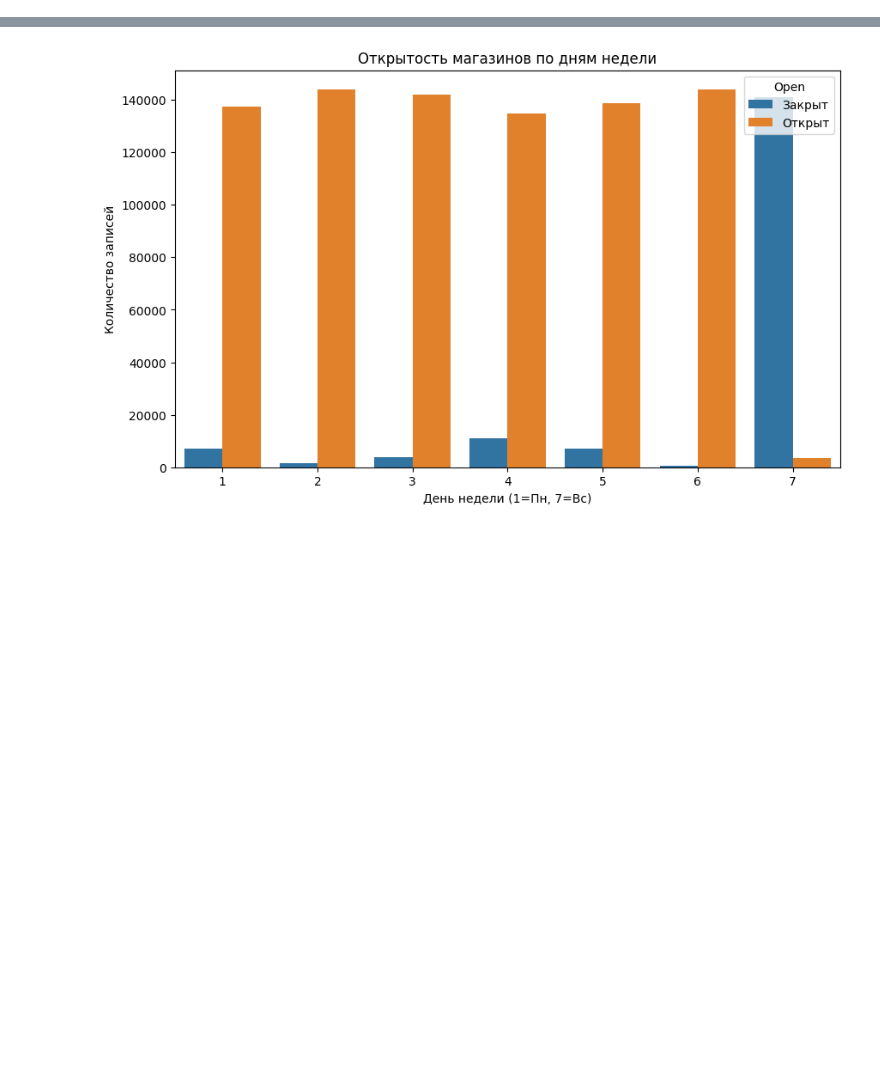
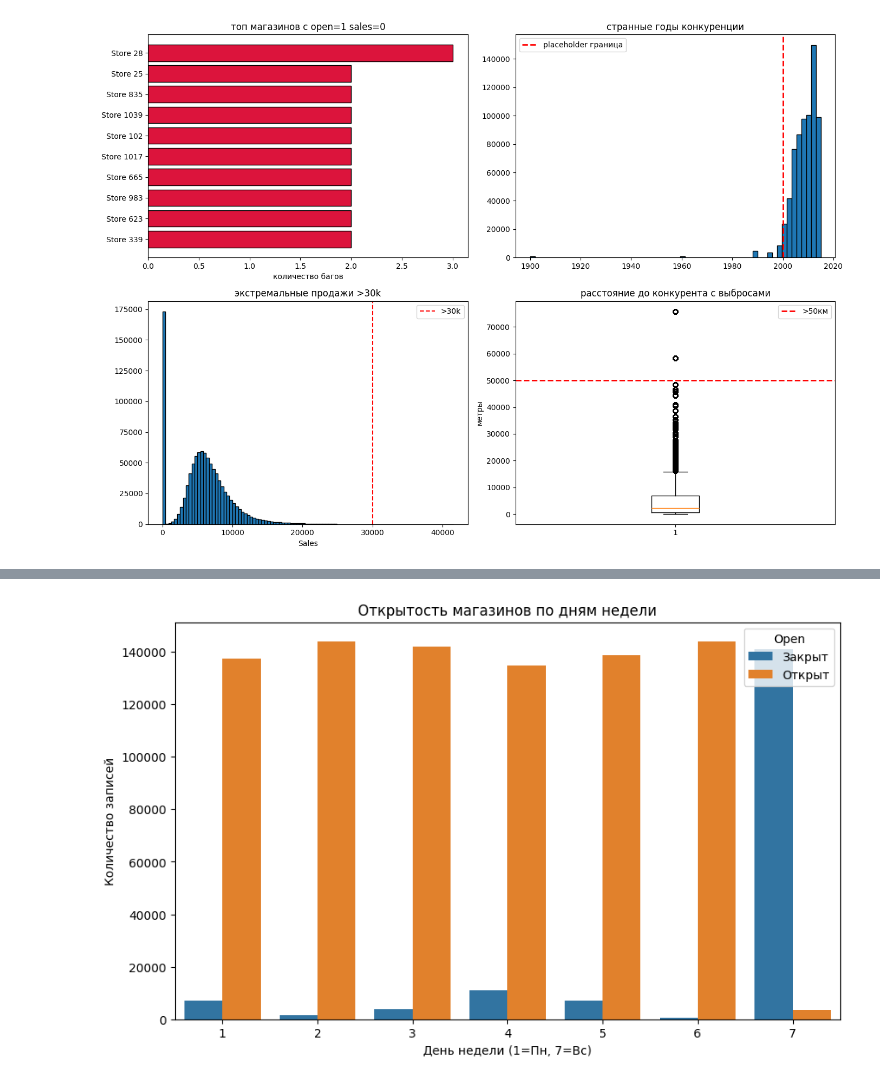
Before and after one commit to WpythonW/AutoML-rossmann, a Jupyter notebook: eda.ipynb, the cells around one changed output, grey strips where cells are left out. Cells and saved outputs as stored; diff of their text form; code cells hidden in the pictures; blank space fills up the shorter version.

```diff
--- a/eda.ipynb
+++ b/eda.ipynb
@@ -183,0 +462,37 @@ dtype: int64
+# %%
+fig, axes = plt.subplots(2, 2, figsize=(14, 10))
+
+# баги sales=0 при open=1 - распределение по магазинам
+open_zeros = train_merged[(train_merged['Open']==1) & (train_merged['Sales']==0) & (train_merged['Customers']==0)]
+bug_counts = open_zeros.groupby('Store').size().sort_values(ascending=False).head(10)
+axes[0,0].barh(range(len(bug_counts)), bug_counts.values, edgecolor='black', color='crimson')
+axes[0,0].set_yticks(range(len(bug_counts)))
+axes[0,0].set_yticklabels([f'Store {s}' for s in bug_counts.index])
+axes[0,0].set_xlabel('количество багов')
+axes[0,0].set_title('топ магазинов с open=1 sales=0')
+axes[0,0].invert_yaxis()
+
+# placeholders в годах
+axes[0,1].hist(train_merged['CompetitionOpenSinceYear'].dropna(), bins=60, edgecolor='black')
+axes[0,1].axvline(2000, color='red', linestyle='--', linewidth=2, label='placeholder граница')
+axes[0,1].set_title('странные годы конкуренции')
+axes[0,1].legend()
+
+# выбросы в sales
+axes[1,0].hist(train_merged['Sales'], bins=100, edgecolor='black')
+axes[1,0].axvline(30000, color='red', linestyle='--', label='>30k')
+axes[1,0].set_xlabel('Sales')
+axes[1,0].set_title('экстремальные продажи >30k')
+axes[1,0].legend()
+
+# выбросы в competition distance
+axes[1,1].boxplot(train_merged['CompetitionDistance'].dropna())
+axes[1,1].axhline(50000, color='red', linestyle='--', linewidth=2, label='>50км')
+axes[1,1].set_ylabel('метры')
+axes[1,1].set_title('расстояние до конкурента с выбросами')
+axes[1,1].legend()
+
+plt.tight_layout()
+plt.show()
+# %% [output]
+[figure, added]
```
Also changed, not shown: parts of 68 cells of this notebook, 2 other files.
